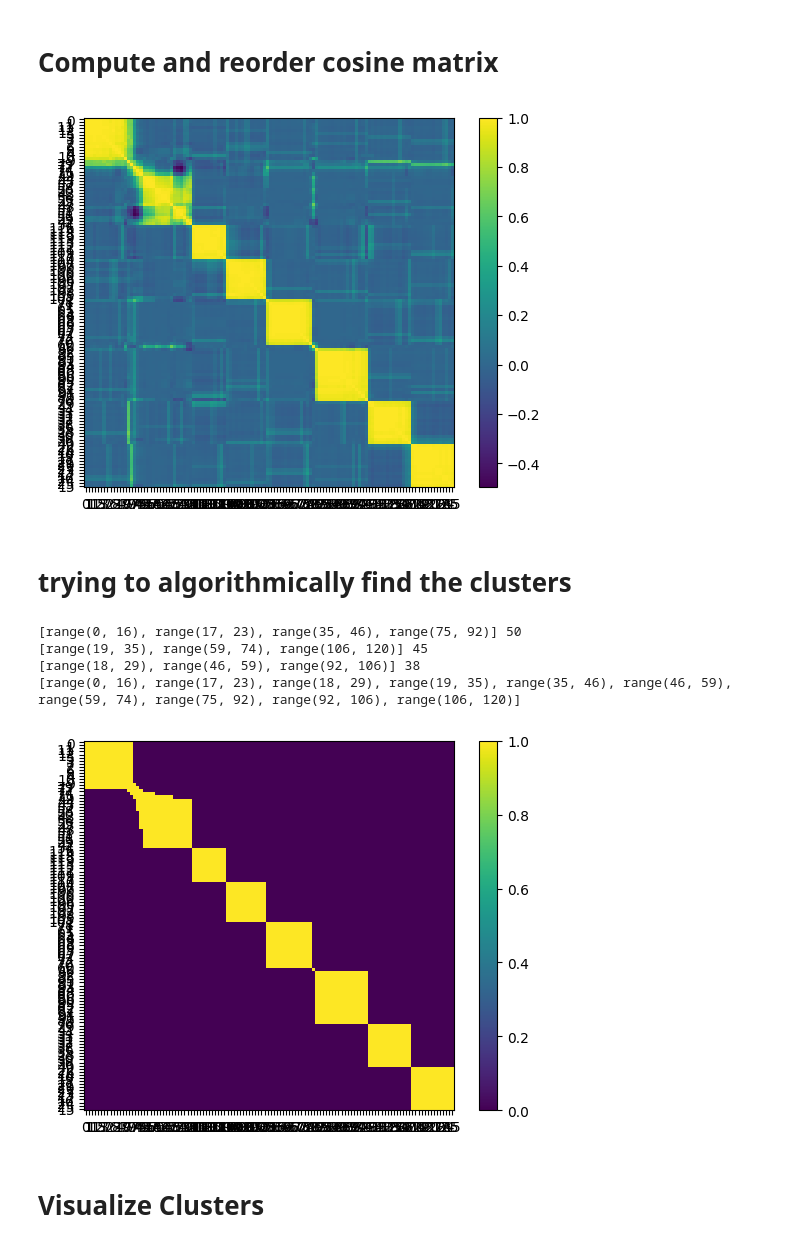
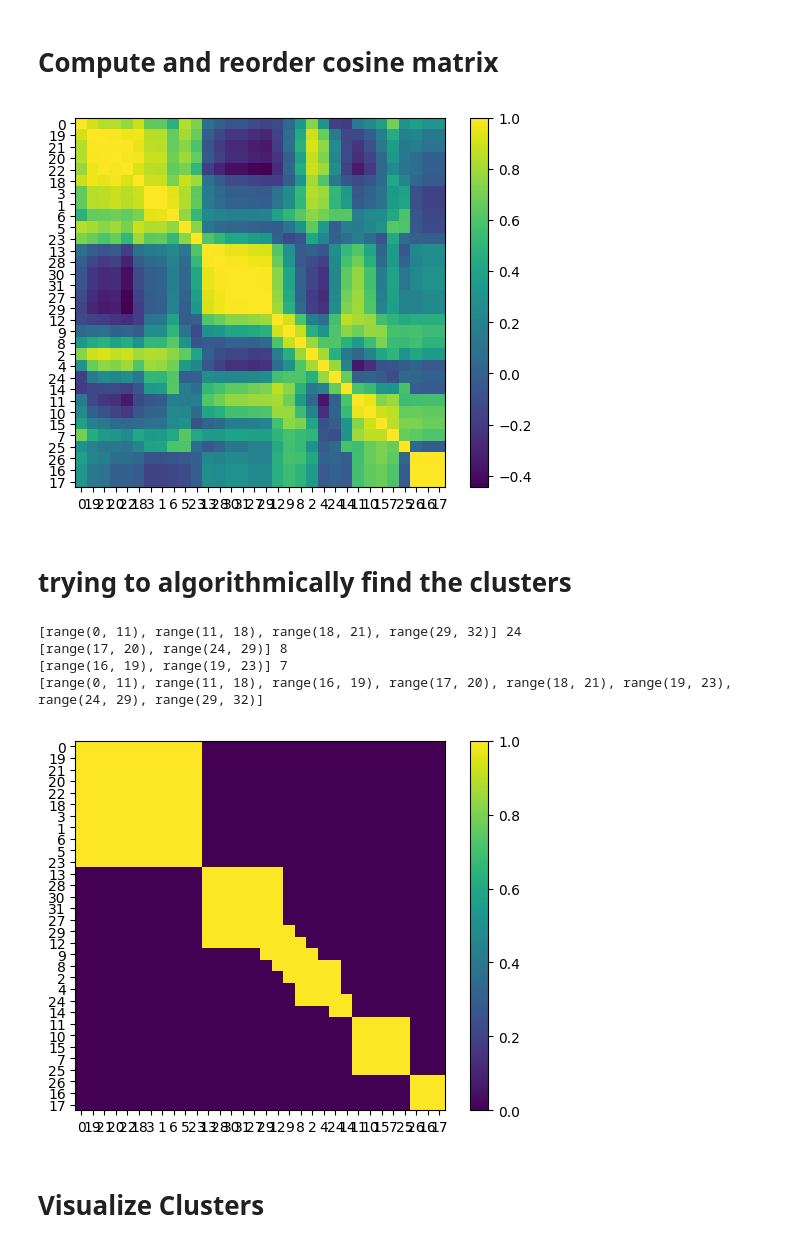
Before and after one commit to xiao278/svd_applications, a Jupyter notebook: community_detection_implementation.ipynb, the cells around one changed output. Drawn from its saved outputs; the diff is of its cells as text; code cells hidden in the pictures.

```diff
--- a/community_detection_implementation.ipynb
+++ b/community_detection_implementation.ipynb
@@ -39,7 +39,7 @@ from IPython.display import display
 #     8: [6,7]
 # }
 
-# AL = nx.to_dict_of_lists(nx.davis_southern_women_graph())
+AL = nx.to_dict_of_lists(nx.davis_southern_women_graph())
 # AL = nx.to_dict_of_lists(nx.karate_club_graph())
 # AL = nx.to_dict_of_lists(
 #     nx.LFR_benchmark_graph(
@@ -52,16 +52,16 @@ from IPython.display import display
 #         seed=43
 #     )
 # )
-AL = nx.to_dict_of_lists(
-    nx.gaussian_random_partition_graph(
-        n=120,
-        p_in=0.8,
-        p_out=0.01,
-        s=15,
-        v=3,
-        seed=42
-    )
-)
+# AL = nx.to_dict_of_lists(
+#     nx.gaussian_random_partition_graph(
+#         n=120,
+#         p_in=0.8,
+#         p_out=0.01,
+#         s=15,
+#         v=3,
+#         seed=42
+#     )
+# )
 
 # top_nodes, bottom_nodes = bipartite.sets(nx.davis_southern_women_graph())
 
@@ -87,7 +87,7 @@ V = Vt.T
 S = np.diag(S)
 # %%
 svs = np.diag(S)
-k = calc_elbow(svs, 0.9) #0.6 or 0.95 depending on what graph u use, more clear graph structures require less
+k = calc_elbow(svs, 0.6) #0.6 or 0.95 depending on what graph u use, more clear graph structures require less
 sns.lineplot(svs)
 sns.scatterplot(x=[k], y=[svs[k]], color='red')
 plt.show()
@@ -123,25 +123,25 @@ plt.yticks(range(len(INDEX)), INDEX)
 plt.colorbar()
 plt.show() #17-25
 # %% [output]
-[figure, old version]
+[figure, new version]
 # %% [markdown]
 # trying to algorithmically find the clusters
 # %%
 cluster_result = detect_cluster_structure(CM_REORDERED, 0.05)
-clusters = find_clusters(cluster_result, min_cluster_size=5)
+clusters = find_clusters(cluster_result, min_cluster_size=3)
 (cluster_partitions, prev_clusters) = partition_clusters(clusters)
 print(clusters)
 plt.imshow(cluster_result, cmap='viridis')
 plt.xticks(range(len(INDEX)), INDEX)
 plt.yticks(range(len(INDEX)), INDEX)
 plt.colorbar()
 plt.show()
 # %% [output]
-[range(0, 16), range(17, 23), range(35, 46), range(75, 92)] 50
-[range(19, 35), range(59, 74), range(106, 120)] 45
-[range(18, 29), range(46, 59), range(92, 106)] 38
-[range(0, 16), range(17, 23), range(18, 29), range(19, 35), range(35, 46), range(46, 59), range(59, 74), range(75, 92), range(92, 106), range(106, 120)]
+[range(0, 11), range(11, 18), range(18, 21), range(29, 32)] 24
+[range(17, 20), range(24, 29)] 8
+[range(16, 19), range(19, 23)] 7
+[range(0, 11), range(11, 18), range(16, 19), range(17, 20), range(18, 21), range(19, 23), range(24, 29), range(29, 32)]
-[figure, old version]
+[figure, new version]
 # %% [markdown]
 # Visualize Clusters
 # %%
```
Also changed, not shown: parts of 3 cells of this notebook, 1 other file.
